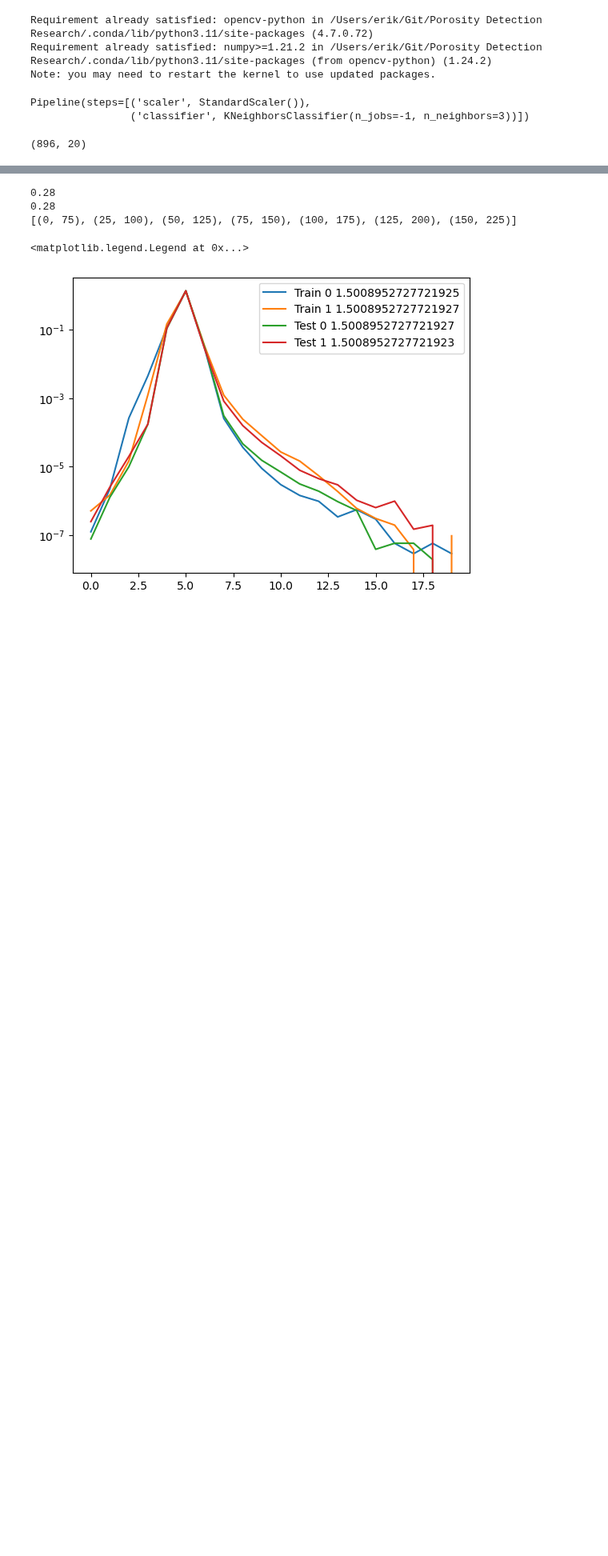
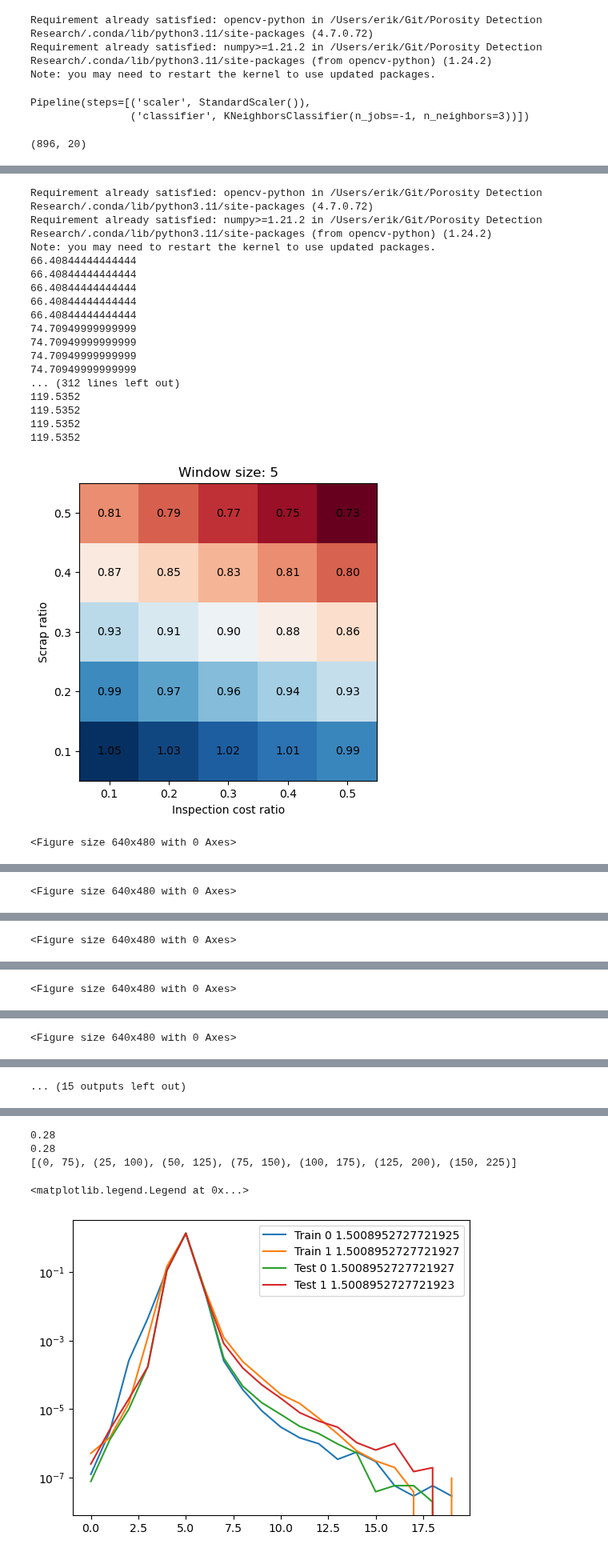
Before and after one commit to ErikSievers/thesis, a Jupyter notebook: Streaming/streaming eval c.ipynb, the cells around one changed output, grey strips where cells are left out. Shown at 80% size. Cells and saved outputs as stored; diff of their text form; code cells hidden in the pictures; blank space fills up the shorter version.

```diff
--- a/Streaming/streaming eval c.ipynb
+++ b/Streaming/streaming eval c.ipynb
@@ -200,0 +229,57 @@ Text(0.5, 0, 'Window start layer')
+# %%
+fpr = np.array([f for (f, t) in rates])
+fnr = np.array([t for (f, t) in rates])
+# %%
+%run classes.ipynb
+import matplotlib as mpl
+scrapRatio = [0.1, 0.2, 0.3, 0.4, 0.5]
+Cins = [0.1, 0.2, 0.3, 0.4, 0.5]
+CR = (np.array(ws) + 13) / 225
+fpr
+fnr
+# Each fpr, tpr, cr pair can make it's own plot. Let's draw all of them?
+for i in range(0, len(CR)):
+    res = np.empty(shape=(len(scrapRatio), len(Cins)))
+    for j in range (0, len(Cins)):
+        for k in range(0, len(scrapRatio)):
+            res[k, j] = getCost(scrapRatio[k], Cins[j], fpr[i], fnr[i], min(CR[i], 1))
+    plt.matshow(res, interpolation='none', origin='lower', cmap=mpl.colormaps['RdBu'])
+    plt.title("Window size: " + str(ws[i]))
+    for x in range(len(Cins)):
+        for y in range(len(scrapRatio)):
+            c = res[y,x]
+            plt.text(x, y, f"{c:.2f}", va='center', ha='center')
+    # Inspection cost on x-axis
+    plt.gca().xaxis.tick_bottom()
+
+    plt.xticks(ticks=range(0, len(Cins)), labels=Cins)
+    plt.xlabel("Inspection cost ratio")
+    # scrap ratio on y axis
+    plt.yticks(ticks=range(0, len(scrapRatio)), labels=scrapRatio)
+    plt.ylabel("Scrap ratio")
+    plt.figure()
+    # print(res)
+# 0.5, 0.5 -> 0.82
+# 0.1, 0.1 -> 1.10
+# 0.5, 0.1 -> 0.90
+# 0.1, 0.5 -> 1.05
+# %% [output]
+Requirement already satisfied: opencv-python in /Users/erik/Git/Porosity Detection Research/.conda/lib/python3.11/site-packages (4.7.0.72)
+Requirement already satisfied: numpy>=1.21.2 in /Users/erik/Git/Porosity Detection Research/.conda/lib/python3.11/site-packages (from opencv-python) (1.24.2)
+Note: you may need to restart the kernel to use updated packages.
+66.40844444444444
+66.40844444444444
+66.40844444444444
+66.40844444444444
+66.40844444444444
+74.70949999999999
+74.70949999999999
+74.70949999999999
+74.70949999999999
+... (312 lines left out)
+119.5352
+119.5352
+119.5352
+119.5352
+[figure, added]
+<Figure size 640x480 with 0 Axes>
@@ -200,0 +287 @@ Text(0.5, 0, 'Window start layer')
+<Figure size 640x480 with 0 Axes>
@@ -200,0 +289 @@ Text(0.5, 0, 'Window start layer')
+<Figure size 640x480 with 0 Axes>
@@ -200,0 +291 @@ Text(0.5, 0, 'Window start layer')
+<Figure size 640x480 with 0 Axes>
@@ -200,0 +293 @@ Text(0.5, 0, 'Window start layer')
+<Figure size 640x480 with 0 Axes>
@@ -200,0 +295 @@ Text(0.5, 0, 'Window start layer')
+... (15 outputs left out)
```
Also changed, not shown: parts of 21 cells of this notebook, 2 other files.
